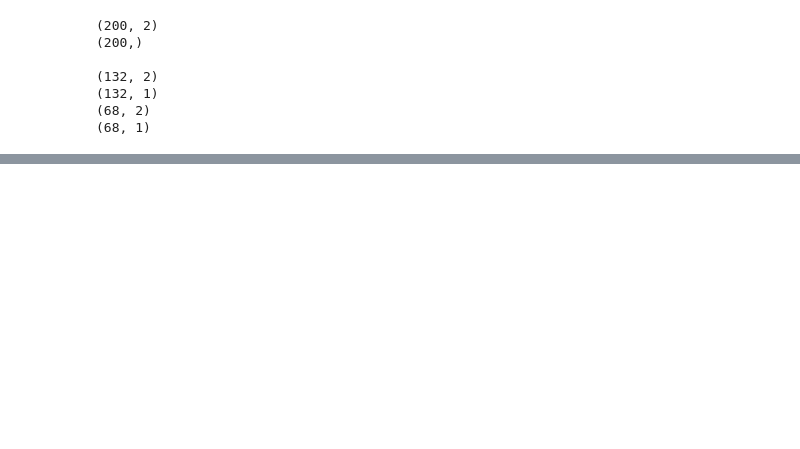
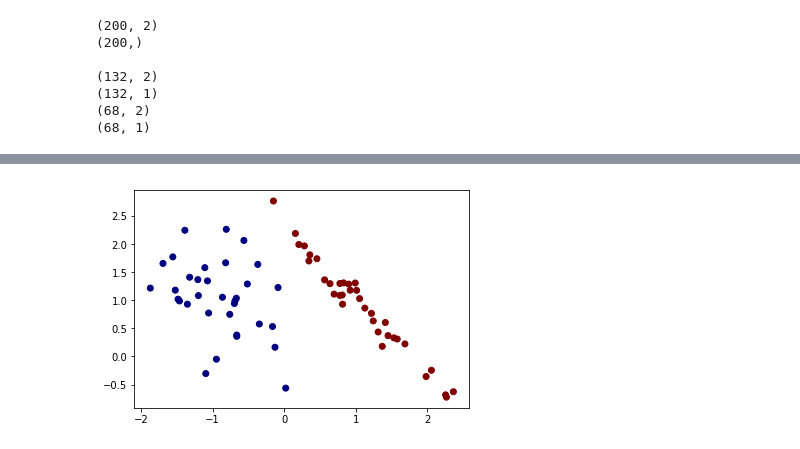
Before and after one commit to nonodamiens/synthetic_2D, a Jupyter notebook: Dataset Synthetic.ipynb, the cells around one changed output, grey strips where cells are left out. Saved outputs shown, nothing was run; the diff lists cells and outputs as text; code cells hidden in the pictures; blank space fills up the shorter version.

```diff
--- a/Dataset Synthetic.ipynb
+++ b/Dataset Synthetic.ipynb
@@ -213,0 +128,5 @@ ValueError: 'c' argument has 100 elements, which is not acceptable for use with
+# %%
+# On visualise le jeu de test
+plot_dataset(X_test, y_test)
+# %% [output]
+[figure, added]
```
Also changed, not shown: parts of 13 cells of this notebook.
